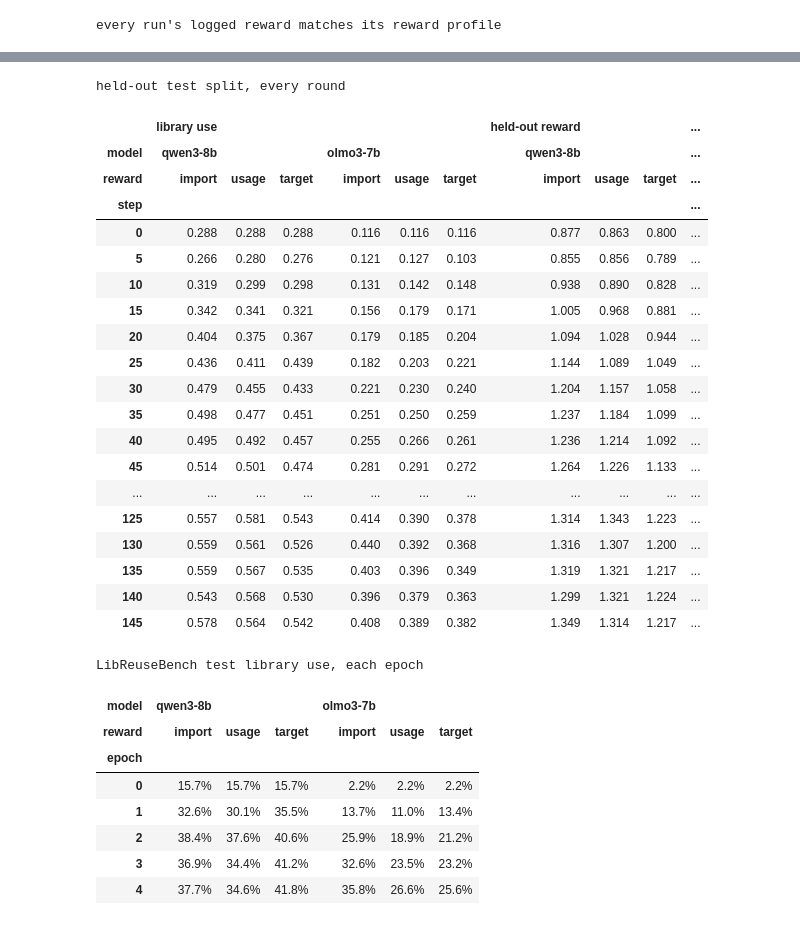
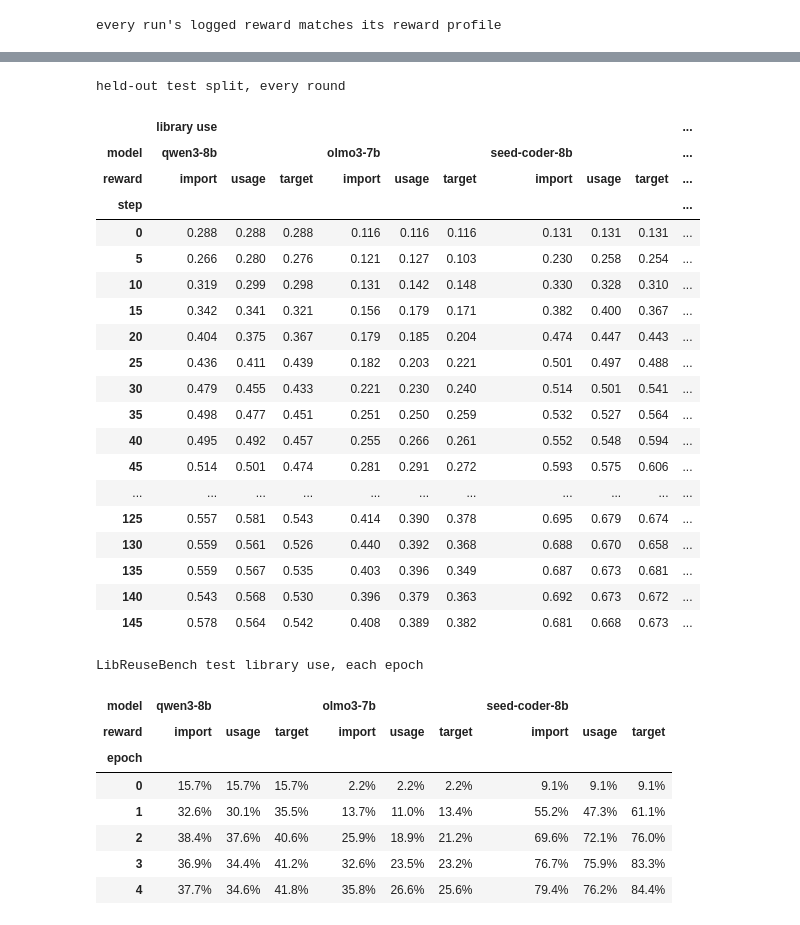
Before and after one commit to itsluketwist/library-reuse-rl, a Jupyter notebook: notebooks/paper_figures.ipynb, the cells around one changed output, grey strips where cells are left out. Saved outputs shown, nothing was run; the diff lists cells and outputs as text; code cells hidden in the pictures.

```diff
--- a/notebooks/paper_figures.ipynb
+++ b/notebooks/paper_figures.ipynb
@@ -55,6 +55,7 @@ os.chdir(REPO_ROOT)
 MODELS = {
     "qwen3-8b": "Qwen3-8B",
     "olmo3-7b": "OLMo-3-7B-Think",
+    "seed-coder-8b": "Seed-Coder-8B-Reasoning",
 }
 REWARDS = ["import", "usage", "target"]
 # the reward profile in config/rewards.yaml each reward's runs were trained with
@@ -75,6 +76,11 @@ RUNS = {
         "usage": "olmo3-7b-cb85",
         "target": "olmo3-7b-15e4",
     },
+    "seed-coder-8b": {
+        "import": "seed-coder-8b-50e9",
+        "usage": "seed-coder-8b-eee7",
+        "target": "seed-coder-8b-5ad0",
+    },
 }
 EPOCHS = range(1, 5)
 # every run is reported at its last epoch, a choice fixed before training
@@ -414,59 +425,59 @@ transfer = pd.DataFrame(
         for reward in REWARDS
         for epoch in ALL_EPOCHS
     ]
 )
-assert max(held_out["library use"].max(), transfer["library use"].max()) <= 0.65, (
+assert max(held_out["library use"].max(), transfer["library use"].max()) <= 0.9, (
     "a value is above the top of figure 1's library-use axis"
 )
 
 # the table views of the figures (unsmoothed)
 print("held-out test split, every round")
 display(
     held_out.pivot(
         index="step",
         columns=["model", "reward"],
         values=["library use", "held-out reward"],
     ).style.format("{:.3f}")
 )
 print("LibReuseBench test library use, each epoch")
 display(
     transfer.pivot(
         index="epoch",
         columns=["model", "reward"],
         values="library use",
     ).style.format("{:.1%}")
 )
 # %% [output]
 held-out test split, every round
-|  | library use |  |  |  |  |  | held-out reward |  |  | ... |
-| model | qwen3-8b |  |  | olmo3-7b |  |  | qwen3-8b |  |  | ... |
+|  | library use |  |  |  |  |  |  |  |  | ... |
+| model | qwen3-8b |  |  | olmo3-7b |  |  | seed-coder-8b |  |  | ... |
 | reward | import | usage | target | import | usage | target | import | usage | target | ... |
 | step |  |  |  |  |  |  |  |  |  | ... |
-| 0 | 0.288 | 0.288 | 0.288 | 0.116 | 0.116 | 0.116 | 0.877 | 0.863 | 0.800 | ... |
-| 5 | 0.266 | 0.280 | 0.276 | 0.121 | 0.127 | 0.103 | 0.855 | 0.856 | 0.789 | ... |
-| 10 | 0.319 | 0.299 | 0.298 | 0.131 | 0.142 | 0.148 | 0.938 | 0.890 | 0.828 | ... |
-| 15 | 0.342 | 0.341 | 0.321 | 0.156 | 0.179 | 0.171 | 1.005 | 0.968 | 0.881 | ... |
-| 20 | 0.404 | 0.375 | 0.367 | 0.179 | 0.185 | 0.204 | 1.094 | 1.028 | 0.944 | ... |
-| 25 | 0.436 | 0.411 | 0.439 | 0.182 | 0.203 | 0.221 | 1.144 | 1.089 | 1.049 | ... |
-| 30 | 0.479 | 0.455 | 0.433 | 0.221 | 0.230 | 0.240 | 1.204 | 1.157 | 1.058 | ... |
-| 35 | 0.498 | 0.477 | 0.451 | 0.251 | 0.250 | 0.259 | 1.237 | 1.184 | 1.099 | ... |
-| 40 | 0.495 | 0.492 | 0.457 | 0.255 | 0.266 | 0.261 | 1.236 | 1.214 | 1.092 | ... |
-| 45 | 0.514 | 0.501 | 0.474 | 0.281 | 0.291 | 0.272 | 1.264 | 1.226 | 1.133 | ... |
+| 0 | 0.288 | 0.288 | 0.288 | 0.116 | 0.116 | 0.116 | 0.131 | 0.131 | 0.131 | ... |
+| 5 | 0.266 | 0.280 | 0.276 | 0.121 | 0.127 | 0.103 | 0.230 | 0.258 | 0.254 | ... |
+| 10 | 0.319 | 0.299 | 0.298 | 0.131 | 0.142 | 0.148 | 0.330 | 0.328 | 0.310 | ... |
+| 15 | 0.342 | 0.341 | 0.321 | 0.156 | 0.179 | 0.171 | 0.382 | 0.400 | 0.367 | ... |
+| 20 | 0.404 | 0.375 | 0.367 | 0.179 | 0.185 | 0.204 | 0.474 | 0.447 | 0.443 | ... |
+| 25 | 0.436 | 0.411 | 0.439 | 0.182 | 0.203 | 0.221 | 0.501 | 0.497 | 0.488 | ... |
+| 30 | 0.479 | 0.455 | 0.433 | 0.221 | 0.230 | 0.240 | 0.514 | 0.501 | 0.541 | ... |
+| 35 | 0.498 | 0.477 | 0.451 | 0.251 | 0.250 | 0.259 | 0.532 | 0.527 | 0.564 | ... |
+| 40 | 0.495 | 0.492 | 0.457 | 0.255 | 0.266 | 0.261 | 0.552 | 0.548 | 0.594 | ... |
+| 45 | 0.514 | 0.501 | 0.474 | 0.281 | 0.291 | 0.272 | 0.593 | 0.575 | 0.606 | ... |
 | ... | ... | ... | ... | ... | ... | ... | ... | ... | ... | ... |
-| 125 | 0.557 | 0.581 | 0.543 | 0.414 | 0.390 | 0.378 | 1.314 | 1.343 | 1.223 | ... |
-| 130 | 0.559 | 0.561 | 0.526 | 0.440 | 0.392 | 0.368 | 1.316 | 1.307 | 1.200 | ... |
-| 135 | 0.559 | 0.567 | 0.535 | 0.403 | 0.396 | 0.349 | 1.319 | 1.321 | 1.217 | ... |
-| 140 | 0.543 | 0.568 | 0.530 | 0.396 | 0.379 | 0.363 | 1.299 | 1.321 | 1.224 | ... |
-| 145 | 0.578 | 0.564 | 0.542 | 0.408 | 0.389 | 0.382 | 1.349 | 1.314 | 1.217 | ... |
+| 125 | 0.557 | 0.581 | 0.543 | 0.414 | 0.390 | 0.378 | 0.695 | 0.679 | 0.674 | ... |
+| 130 | 0.559 | 0.561 | 0.526 | 0.440 | 0.392 | 0.368 | 0.688 | 0.670 | 0.658 | ... |
+| 135 | 0.559 | 0.567 | 0.535 | 0.403 | 0.396 | 0.349 | 0.687 | 0.673 | 0.681 | ... |
+| 140 | 0.543 | 0.568 | 0.530 | 0.396 | 0.379 | 0.363 | 0.692 | 0.673 | 0.672 | ... |
+| 145 | 0.578 | 0.564 | 0.542 | 0.408 | 0.389 | 0.382 | 0.681 | 0.668 | 0.673 | ... |
 LibReuseBench test library use, each epoch
-| model | qwen3-8b |  |  | olmo3-7b |  |  |
-| reward | import | usage | target | import | usage | target |
-| epoch |  |  |  |  |  |  |
-| 0 | 15.7% | 15.7% | 15.7% | 2.2% | 2.2% | 2.2% |
-| 1 | 32.6% | 30.1% | 35.5% | 13.7% | 11.0% | 13.4% |
-| 2 | 38.4% | 37.6% | 40.6% | 25.9% | 18.9% | 21.2% |
-| 3 | 36.9% | 34.4% | 41.2% | 32.6% | 23.5% | 23.2% |
-| 4 | 37.7% | 34.6% | 41.8% | 35.8% | 26.6% | 25.6% |
+| model | qwen3-8b |  |  | olmo3-7b |  |  | seed-coder-8b |  |  |
+| reward | import | usage | target | import | usage | target | import | usage | target |
+| epoch |  |  |  |  |  |  |  |  |  |
+| 0 | 15.7% | 15.7% | 15.7% | 2.2% | 2.2% | 2.2% | 9.1% | 9.1% | 9.1% |
+| 1 | 32.6% | 30.1% | 35.5% | 13.7% | 11.0% | 13.4% | 55.2% | 47.3% | 61.1% |
+| 2 | 38.4% | 37.6% | 40.6% | 25.9% | 18.9% | 21.2% | 69.6% | 72.1% | 76.0% |
+| 3 | 36.9% | 34.4% | 41.2% | 32.6% | 23.5% | 23.2% | 76.7% | 75.9% | 83.3% |
+| 4 | 37.7% | 34.6% | 41.8% | 35.8% | 26.6% | 25.6% | 79.4% | 76.2% | 84.4% |
 # %%
 # the curves over training steps are smoothed over this many steps
 SMOOTHING_STEPS = 25
```
Also changed, not shown: parts of 11 cells of this notebook, 19 other files.
